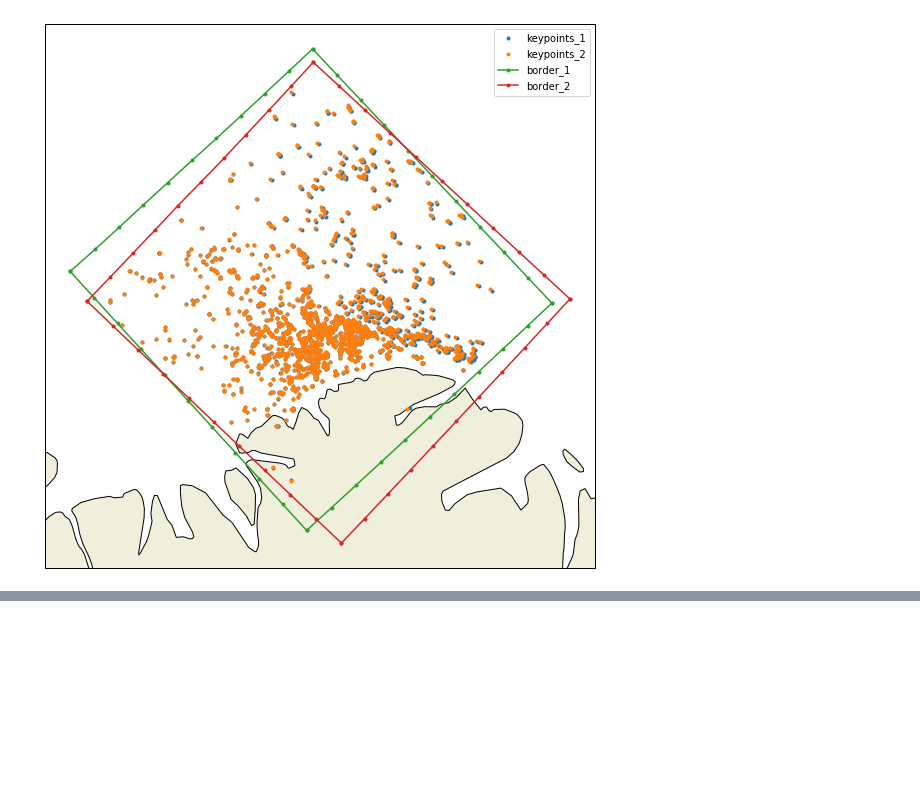
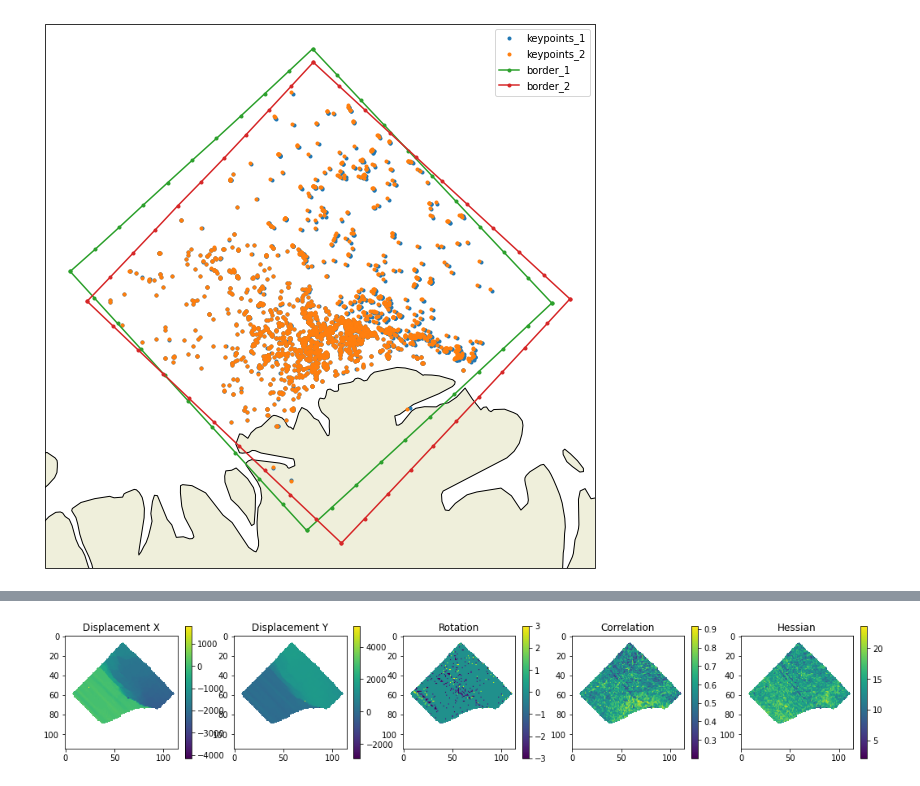
Before and after one commit to nansencenter/sea_ice_drift, a Jupyter notebook: examples/detailed.ipynb, the cells around one changed output, grey strips where cells are left out. Cells and saved outputs as stored; diff of their text form; code cells hidden in the pictures; blank space fills up the shorter version.

```diff
--- a/examples/detailed.ipynb
+++ b/examples/detailed.ipynb
@@ -120,3 +136,15 @@ upm, vpm, apm, rpm, hpm, lon2pm, lat2pm = pattern_matching(lon1pm, lat1pm, n1, c
+# %%
+# plot retrieved matrices
+titles = ['Displacement X', 'Displacement Y', 'Rotation', 'Correlation', 'Hessian']
+fig, ax = plt.subplots(1,5, figsize=(18,3))
+for i, a in enumerate([upm, vpm, apm, rpm, hpm]):
+    ax[i].set_title(titles[i])
+    im = ax[i].imshow(a)
+    plt.colorbar(im, ax=ax[i])
+
+plt.show()
+# %% [output]
+[figure, added]
 # %%
 # image_1 in stereographic projection
 n1.reproject(d)
```
Also changed, not shown: parts of 7 cells of this notebook, 2 other files.
